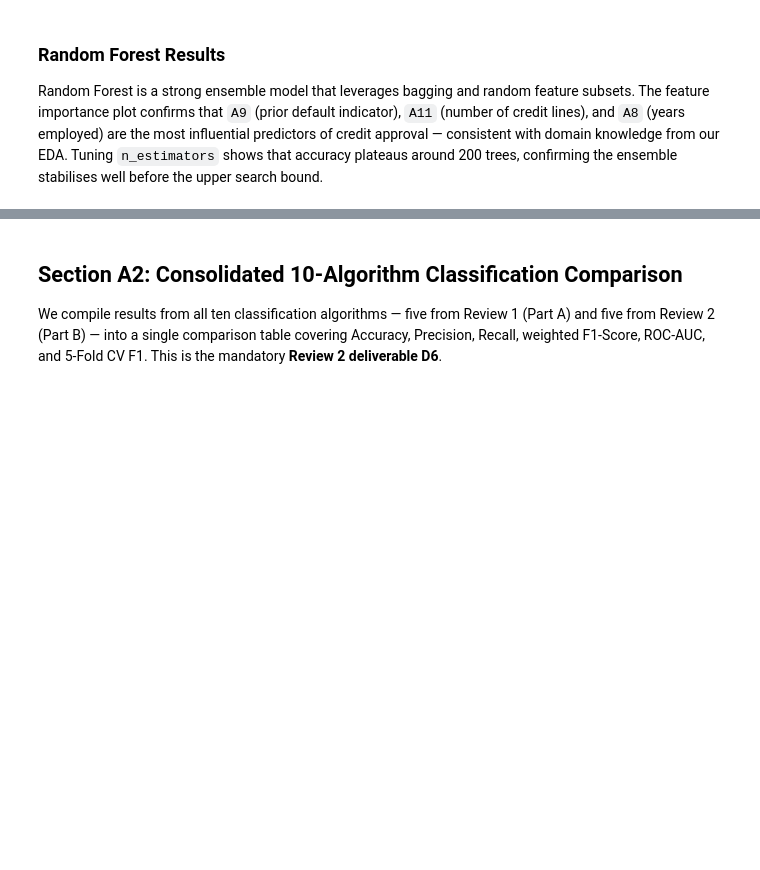
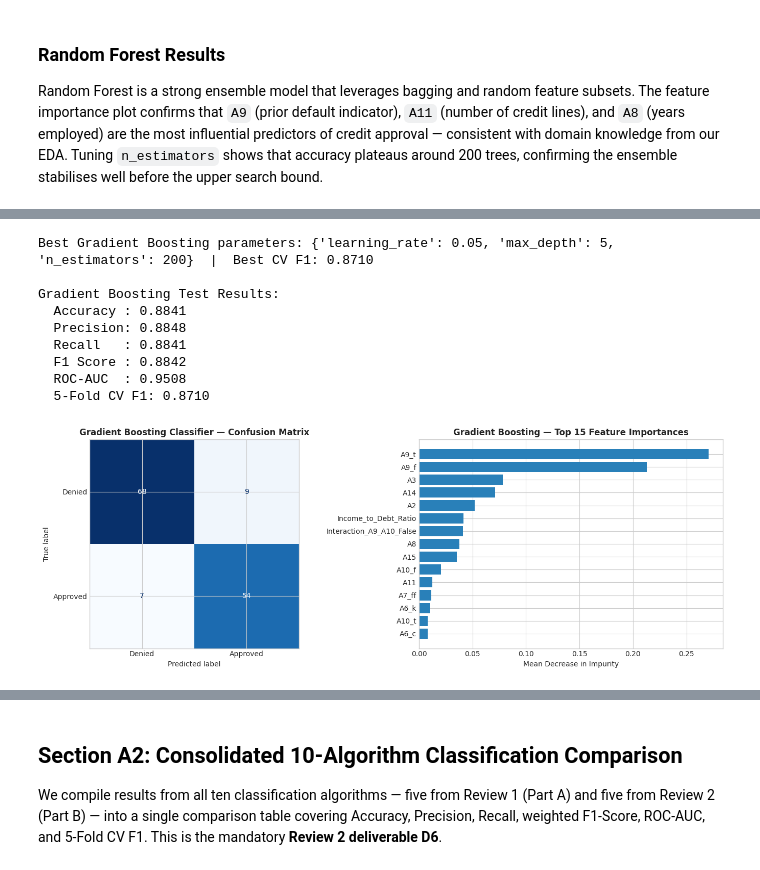
Before and after one commit to Nithin0306/ml_capstone, a Jupyter notebook: notebooks/classification.ipynb, the cells around one changed output, grey strips where cells are left out. Cells and saved outputs as stored; diff of their text form; code cells hidden in the pictures; blank space fills up the shorter version.

```diff
--- a/notebooks/classification.ipynb
+++ b/notebooks/classification.ipynb
@@ -920,0 +1016,72 @@ stabilises well before the upper search bound.
+# %%
+from sklearn.ensemble import GradientBoostingClassifier
+
+# Gradient Boosting Classifier (sklearn GBM)
+# Hyperparameter tuning: learning_rate, n_estimators, and max_depth (as required by guidelines)
+gb_param_grid = {
+    'n_estimators': [50, 100, 200],
+    'learning_rate': [0.01, 0.05, 0.1, 0.2],
+    'max_depth': [3, 4, 5]
+}
+
+gb_grid = GridSearchCV(
+    GradientBoostingClassifier(random_state=42),
+    gb_param_grid,
+    cv=5,
+    scoring='f1_weighted',
+    n_jobs=-1
+)
+gb_grid.fit(X_train_df, y_train)
+
+best_gb_params = gb_grid.best_params_
+print(f"Best Gradient Boosting parameters: {best_gb_params}  |  Best CV F1: {gb_grid.best_score_:.4f}")
+
+gb_best = gb_grid.best_estimator_
+gb_pred = gb_best.predict(X_test_df)
+gb_prob = gb_best.predict_proba(X_test_df)[:, 1]
+
+gb_acc  = accuracy_score(y_test, gb_pred)
+gb_prec = precision_score(y_test, gb_pred, average='weighted', zero_division=0)
+gb_rec  = recall_score(y_test, gb_pred, average='weighted', zero_division=0)
+gb_f1   = f1_score(y_test, gb_pred, average='weighted', zero_division=0)
+gb_auc  = roc_auc_score(y_test, gb_prob)
+gb_cv   = gb_grid.best_score_
+
+print(f"\nGradient Boosting Test Results:")
+print(f"  Accuracy : {gb_acc:.4f}")
+print(f"  Precision: {gb_prec:.4f}")
+print(f"  Recall   : {gb_rec:.4f}")
+print(f"  F1 Score : {gb_f1:.4f}")
+print(f"  ROC-AUC  : {gb_auc:.4f}")
+print(f"  5-Fold CV F1: {gb_cv:.4f}")
+
+# Confusion Matrix and Top Feature Importances
+fig, axes = plt.subplots(1, 2, figsize=(14, 5))
+
+cm_gb = confusion_matrix(y_test, gb_pred)
+ConfusionMatrixDisplay(cm_gb, display_labels=['Denied', 'Approved']).plot(ax=axes[0], colorbar=False, cmap='Blues')
+axes[0].set_title('Gradient Boosting Classifier — Confusion Matrix', fontweight='bold')
+
+gb_importances = gb_best.feature_importances_
+top_idx_gb = gb_importances.argsort()[::-1][:15]
+axes[1].barh(
+    [feature_names_out[i] for i in top_idx_gb[::-1]],
+    gb_importances[top_idx_gb[::-1]],
+    color='#2980b9'
+)
+axes[1].set_title('Gradient Boosting — Top 15 Feature Importances', fontweight='bold')
+axes[1].set_xlabel('Mean Decrease in Impurity')
+
+plt.tight_layout()
+plt.show()
+# %% [output]
+Best Gradient Boosting parameters: {'learning_rate': 0.05, 'max_depth': 5, 'n_estimators': 200}  |  Best CV F1: 0.8710
+
+Gradient Boosting Test Results:
+  Accuracy : 0.8841
+  Precision: 0.8848
+  Recall   : 0.8841
+  F1 Score : 0.8842
+  ROC-AUC  : 0.9508
+  5-Fold CV F1: 0.8710
+[figure, added]
```
Also changed, not shown: parts of 22 cells of this notebook.
